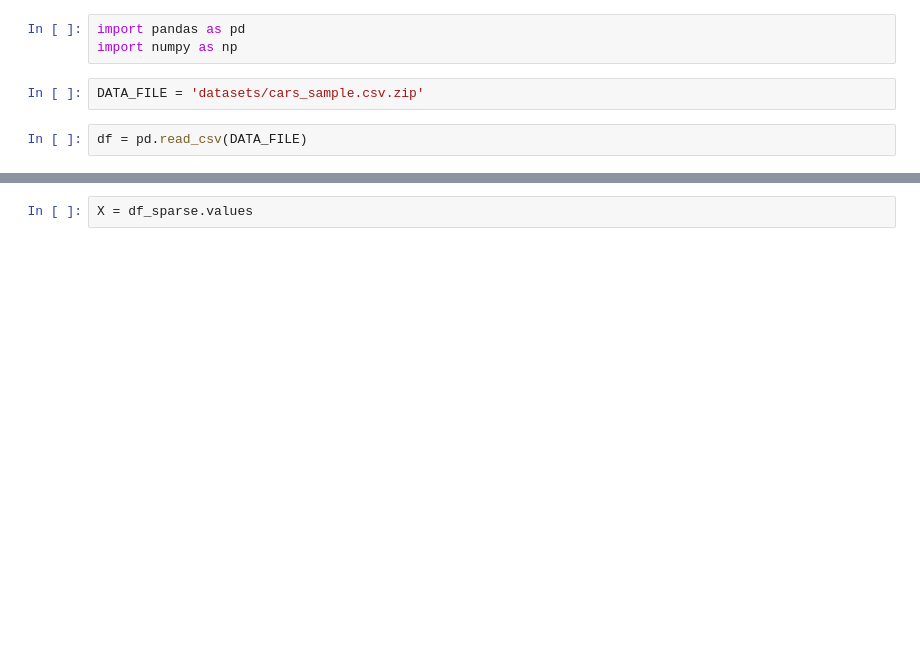
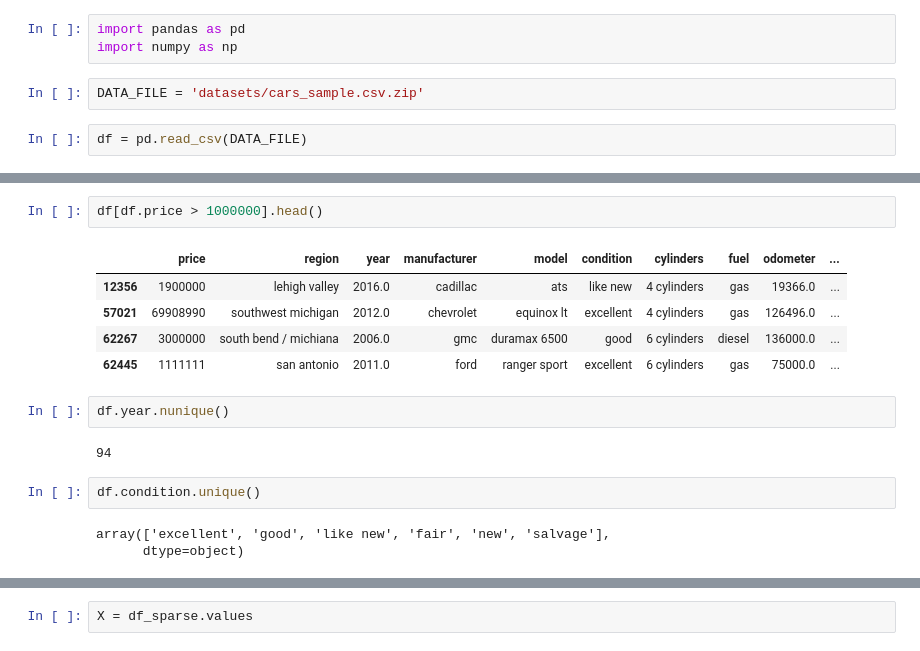
Before and after one commit to Lummetry/CFDS, a Jupyter notebook: seminar_base.ipynb, the cells around one changed output, grey strips where cells are left out. Cells and saved outputs as stored; diff of their text form; blank space fills up the shorter version.

```diff
--- a/seminar_base.ipynb
+++ b/seminar_base.ipynb
@@ -9,0 +74,17 @@ df
+# %%
+df[df.price > 1000000].head()
+# %% [output]
+|  | price | region | year | manufacturer | model | condition | cylinders | fuel | odometer | ... |
+| 12356 | 1900000 | lehigh valley | 2016.0 | cadillac | ats | like new | 4 cylinders | gas | 19366.0 | ... |
+| 57021 | 69908990 | southwest michigan | 2012.0 | chevrolet | equinox lt | excellent | 4 cylinders | gas | 126496.0 | ... |
+| 62267 | 3000000 | south bend / michiana | 2006.0 | gmc | duramax 6500 | good | 6 cylinders | diesel | 136000.0 | ... |
+| 62445 | 1111111 | san antonio | 2011.0 | ford | ranger sport | excellent | 6 cylinders | gas | 75000.0 | ... |
+# %%
+df.year.nunique()
+# %% [output]
+94
+# %%
+df.condition.unique()
+# %% [output]
+array(['excellent', 'good', 'like new', 'fair', 'new', 'salvage'],
+      dtype=object)
```
Also changed, not shown: parts of 26 cells of this notebook, 2 other files.
